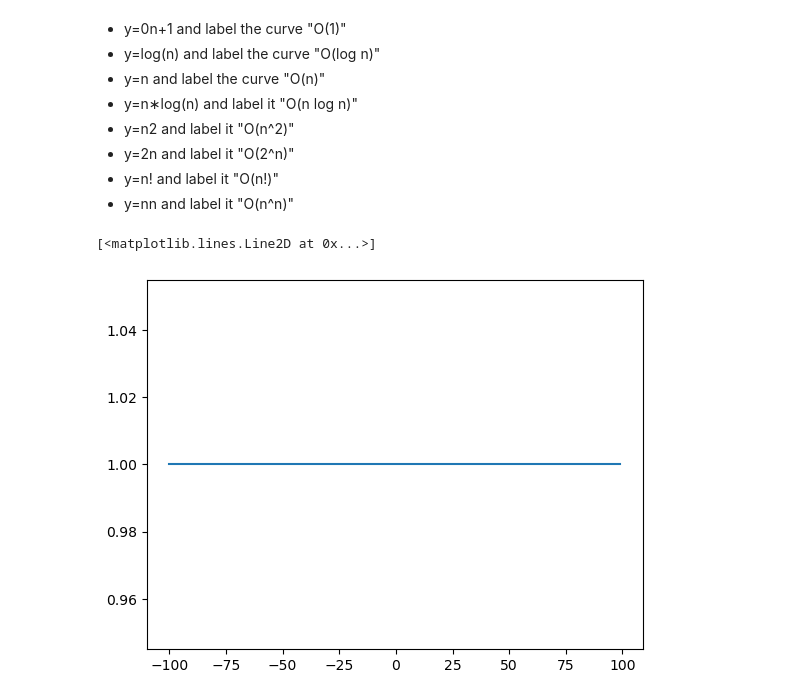
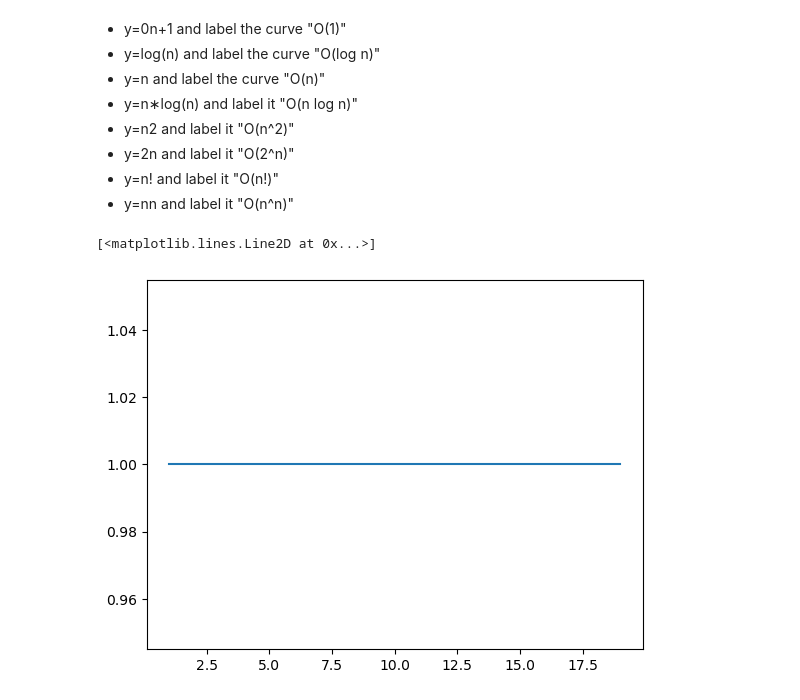
Before and after one commit to mannievilla/numpy-pandas-visualization-exercises, a Jupyter notebook: big_o_notation.ipynb, the cells around one changed output. Saved outputs shown, nothing was run; the diff lists cells and outputs as text; code cells hidden in the pictures.

```diff
--- a/big_o_notation.ipynb
+++ b/big_o_notation.ipynb
@@ -65,11 +65,16 @@ plt.ylim(0, 10)
 plt.show()
 # %%
 
-n = np.arange(-100, 100)
+n = np.arange(1, 20)
 
 y = [(0 * num +1) for num in n + 1]
+y1 = [math.log(num) for num in n]
+y2 = n
+y3 = [(num) * math.log(num) for num in n]
+y4 = [num**2 for num in n]
+y5 = [2 * num for num in n]
 
 plt.plot(n, y)
 # %% [output]
 [<matplotlib.lines.Line2D at 0x...>]
-[figure, old version]
+[figure, new version]
```
Also changed, not shown: parts of 6 cells of this notebook.
